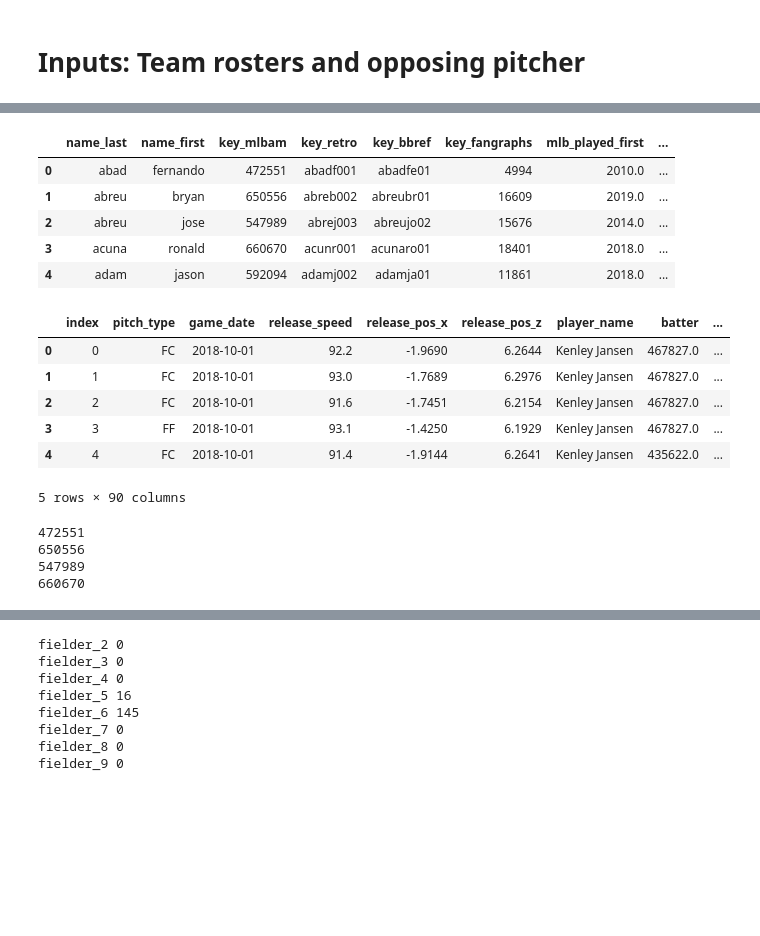
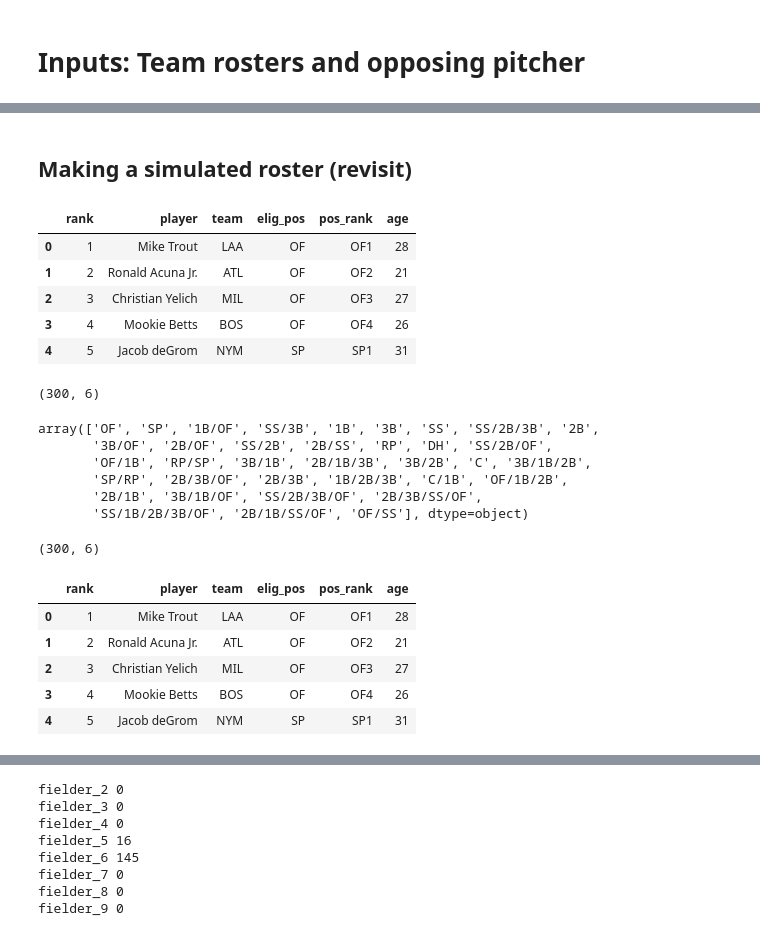
Before and after one commit to benslack19/baseball_player_selector, a Jupyter notebook: daily_fantasy_baseball_player_predictor.ipynb, the cells around one changed output, grey strips where cells are left out. Cells and saved outputs as stored; diff of their text form; code cells hidden in the pictures; blank space fills up the shorter version.

```diff
--- a/daily_fantasy_baseball_player_predictor.ipynb
+++ b/daily_fantasy_baseball_player_predictor.ipynb
@@ -334,0 +361,2 @@ pd.read_sql_query(sql_query,con)
+# %% [markdown]
+## Making a simulated roster (revisit)
@@ -335,9 +375,22 @@ pd.read_sql_query(sql_query,con)
 # %%
-df_pid.head()
+df_war_ranking.head()
 # %% [output]
-|  | name_last | name_first | key_mlbam | key_retro | key_bbref | key_fangraphs | mlb_played_first | ... |
-| 0 | abad | fernando | 472551 | abadf001 | abadfe01 | 4994 | 2010.0 | ... |
-| 1 | abreu | bryan | 650556 | abreb002 | abreubr01 | 16609 | 2019.0 | ... |
-| 2 | abreu | jose | 547989 | abrej003 | abreujo02 | 15676 | 2014.0 | ... |
-| 3 | acuna | ronald | 660670 | acunr001 | acunaro01 | 18401 | 2018.0 | ... |
-| 4 | adam | jason | 592094 | adamj002 | adamja01 | 11861 | 2018.0 | ... |
+|  | rank | player | team | elig_pos | pos_rank | age |
+| 0 | 1 | Mike Trout | LAA | OF | OF1 | 28 |
+| 1 | 2 | Ronald Acuna Jr. | ATL | OF | OF2 | 21 |
+| 2 | 3 | Christian Yelich | MIL | OF | OF3 | 27 |
+| 3 | 4 | Mookie Betts | BOS | OF | OF4 | 26 |
+| 4 | 5 | Jacob deGrom | NYM | SP | SP1 | 31 |
+# %%
+df_war_ranking.shape
+# %% [output]
+(300, 6)
+# %%
+df_war_ranking['elig_pos'].unique()
+# %% [output]
+array(['OF', 'SP', '1B/OF', 'SS/3B', '1B', '3B', 'SS', 'SS/2B/3B', '2B',
+       '3B/OF', '2B/OF', 'SS/2B', '2B/SS', 'RP', 'DH', 'SS/2B/OF',
+       'OF/1B', 'RP/SP', '3B/1B', '2B/1B/3B', '3B/2B', 'C', '3B/1B/2B',
+       'SP/RP', '2B/3B/OF', '2B/3B', '1B/2B/3B', 'C/1B', 'OF/1B/2B',
+       '2B/1B', '3B/1B/OF', 'SS/2B/3B/OF', '2B/3B/SS/OF',
+       'SS/1B/2B/3B/OF', '2B/1B/SS/OF', 'OF/SS'], dtype=object)
@@ -344,18 +420,13 @@ df_pid.head()
+# %%
+df_war_ranking.shape
+# %% [output]
+(300, 6)
 # %%
-df_sc.head()
+df_war_ranking.head()
 # %% [output]
-|  | index | pitch_type | game_date | release_speed | release_pos_x | release_pos_z | player_name | batter | ... |
-| 0 | 0 | FC | 2018-10-01 | 92.2 | -1.9690 | 6.2644 | Kenley Jansen | 467827.0 | ... |
-| 1 | 1 | FC | 2018-10-01 | 93.0 | -1.7689 | 6.2976 | Kenley Jansen | 467827.0 | ... |
-| 2 | 2 | FC | 2018-10-01 | 91.6 | -1.7451 | 6.2154 | Kenley Jansen | 467827.0 | ... |
-| 3 | 3 | FF | 2018-10-01 | 93.1 | -1.4250 | 6.1929 | Kenley Jansen | 467827.0 | ... |
-| 4 | 4 | FC | 2018-10-01 | 91.4 | -1.9144 | 6.2641 | Kenley Jansen | 435622.0 | ... |
+|  | rank | player | team | elig_pos | pos_rank | age |
+| 0 | 1 | Mike Trout | LAA | OF | OF1 | 28 |
+| 1 | 2 | Ronald Acuna Jr. | ATL | OF | OF2 | 21 |
+| 2 | 3 | Christian Yelich | MIL | OF | OF3 | 27 |
+| 3 | 4 | Mookie Betts | BOS | OF | OF4 | 26 |
+| 4 | 5 | Jacob deGrom | NYM | SP | SP1 | 31 |
-5 rows × 90 columns
-# %%
-for p_key in df_pid['key_mlbam'].iloc[:4]:
-    print(p_key)
-# %% [output]
-472551
-650556
-547989
-660670
```
Also changed, not shown: parts of 190 cells of this notebook, 8 other files.
